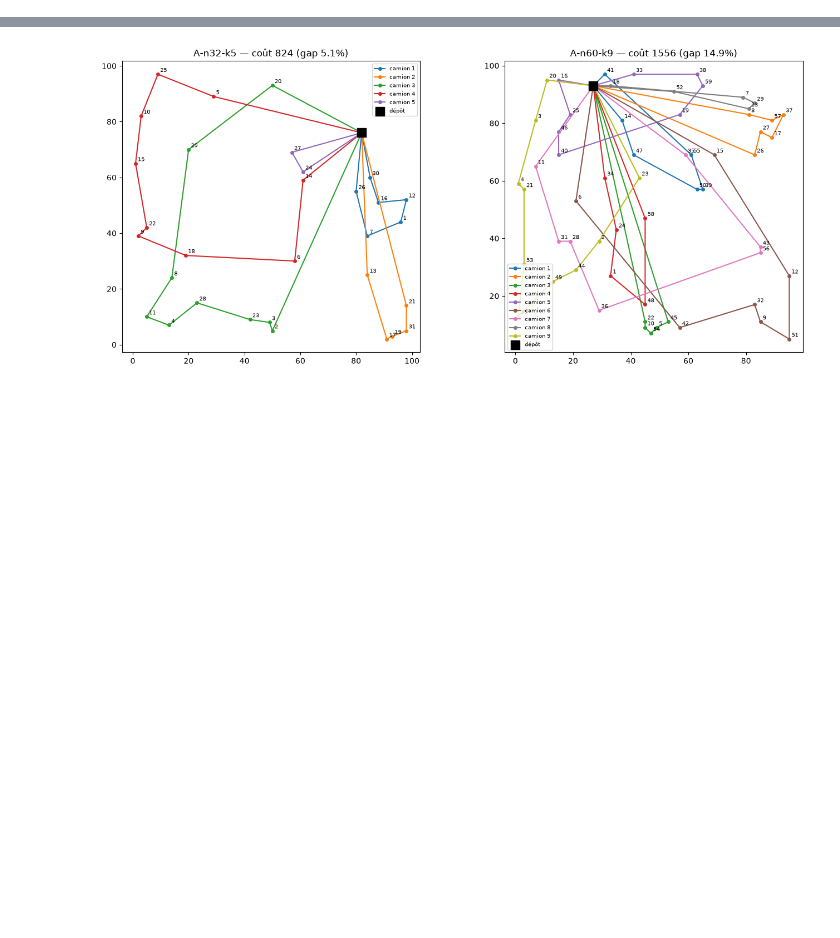
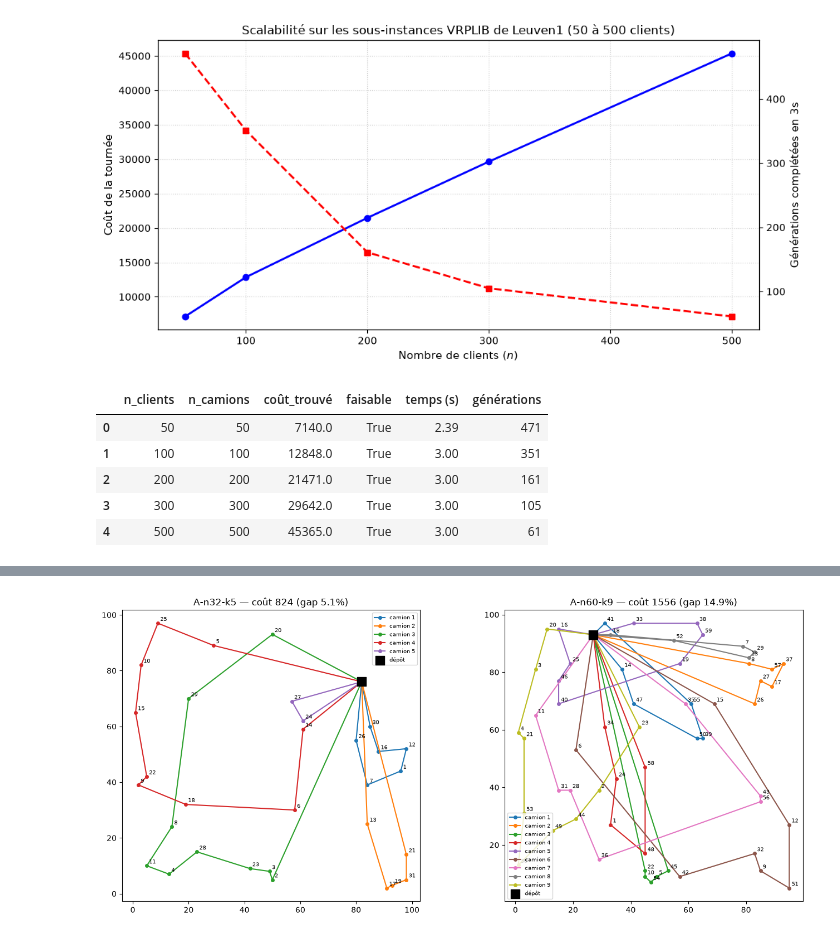
Before and after one commit to ramolosse/CVRP, a Jupyter notebook: CVRP-project/main.ipynb, the cells around one changed output, grey strips where cells are left out. Cells and saved outputs as stored; diff of their text form; code cells hidden in the pictures; blank space fills up the shorter version.

```diff
--- a/CVRP-project/main.ipynb
+++ b/CVRP-project/main.ipynb
@@ -741,0 +634,33 @@ Affichage graphique des tournées obtenues par le GA sur quelques instances.
+# %%
+# Scalabilité sur des sous-instances de Leuven1
+from benchmark import run_scalability_benchmark
+
+leuven_inst = load_instance(DATA / 'Leuven1.vrp')
+df_scale = run_scalability_benchmark(
+    leuven_inst, sizes=[50, 100, 200, 300, 500], max_time=3.0, seed=42
+)
+df_scale = df_scale.rename(columns={
+    'n_vehicles': 'n_camions', 'cost': 'coût_trouvé',
+    'feasible': 'faisable', 'elapsed_seconds': 'temps (s)',
+    'generations': 'générations',
+})
+fig, ax1 = plt.subplots(figsize=(10, 5))
+ax1.set_xlabel('Nombre de clients ($n$)', fontsize=11)
+ax1.set_ylabel('Coût de la tournée', fontsize=11)
+ax1.plot(df_scale['n_clients'], df_scale['coût_trouvé'], 'bo-', linewidth=2)
+ax1.grid(True, linestyle=':', alpha=0.6)
+ax2 = ax1.twinx()
+ax2.set_ylabel('Générations complétées en 3s', fontsize=11)
+ax2.plot(df_scale['n_clients'], df_scale['générations'], 'rs--', linewidth=2)
+plt.title('Scalabilité sur les sous-instances VRPLIB de Leuven1 (50 à 500 clients)', fontsize=12)
+fig.tight_layout()
+plt.show()
+df_scale
+# %% [output]
+[figure, added]
+|  | n_clients | n_camions | coût_trouvé | faisable | temps (s) | générations |
+| 0 | 50 | 50 | 7140.0 | True | 2.39 | 471 |
+| 1 | 100 | 100 | 12848.0 | True | 3.00 | 351 |
+| 2 | 200 | 200 | 21471.0 | True | 3.00 | 161 |
+| 3 | 300 | 300 | 29642.0 | True | 3.00 | 105 |
+| 4 | 500 | 500 | 45365.0 | True | 3.00 | 61 |
```
Also changed, not shown: parts of 69 cells of this notebook, 4 other files.
